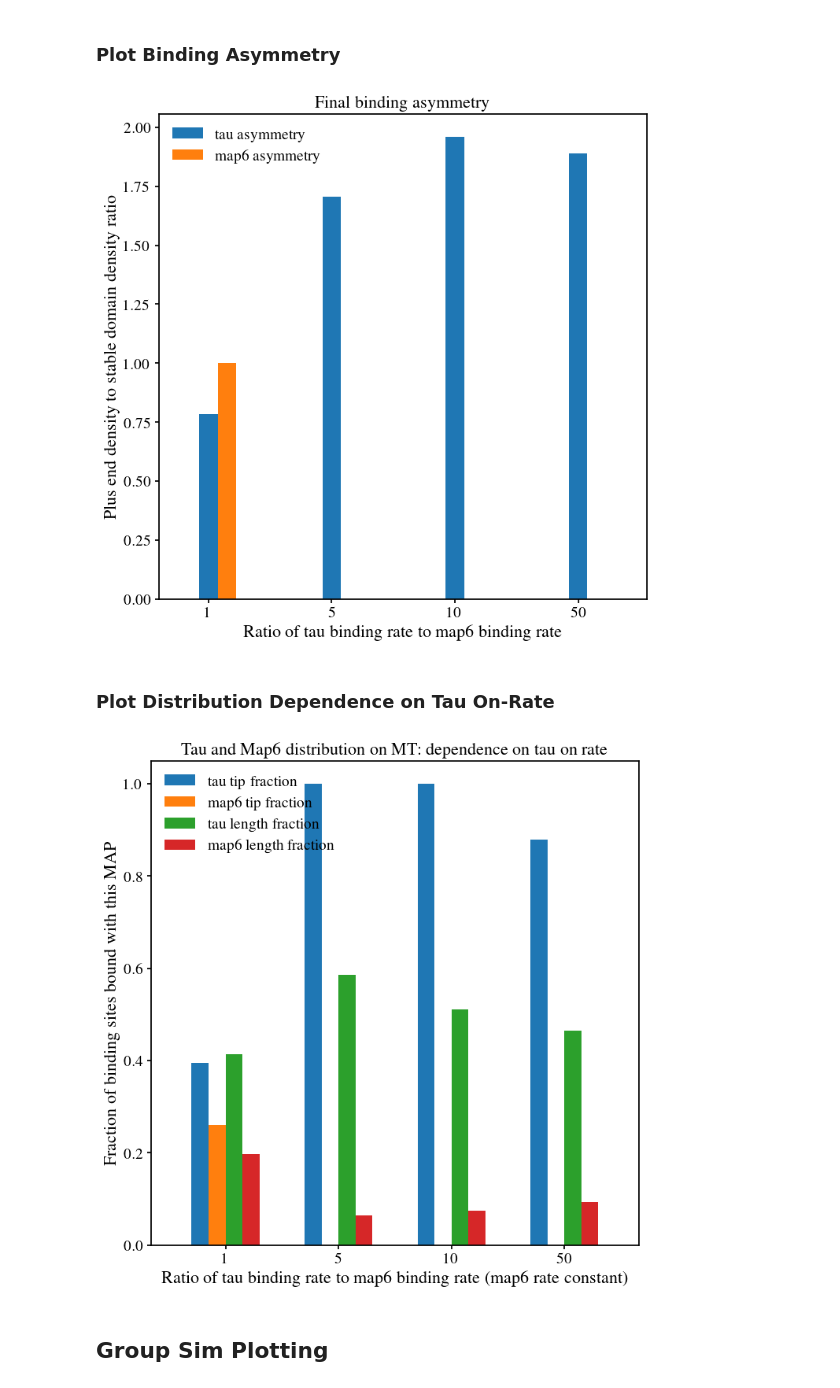
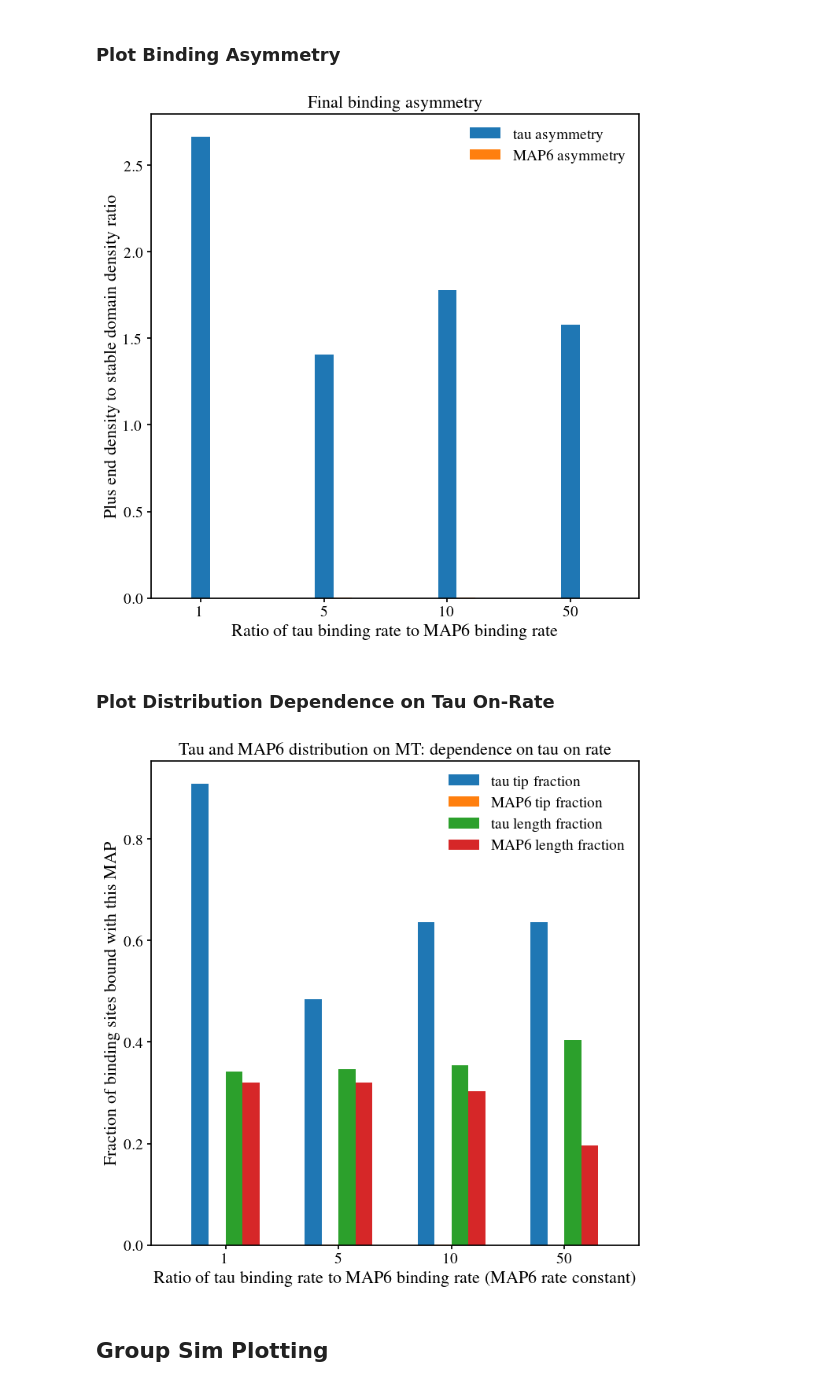
Before and after one commit to CWU-Computational-Biophysics/tau_mts, a Jupyter notebook: figures.ipynb, the cells around one changed output. Saved outputs shown, nothing was run; the diff lists cells and outputs as text; code cells hidden in the pictures.

Commit message:
making 100 true figures

```diff
--- a/figures.ipynb
+++ b/figures.ipynb
@@ -34,7 +34,7 @@ from distributions import plot_clusters, create_protein_animation
 ### Directory Definitions
 # %%
 # define the data directory
-DATA_DIR = Path("data", "paper_50_true")
+DATA_DIR = Path("data", "paper_100_false")
 
 # configure the figure save directory
 FIGURE_DIR = Path("figures", DATA_DIR.parts[-1])
@@ -117,7 +117,7 @@ fig.savefig(FIGURE_DIR / r"growth_effect")
 # 2. map6 plus end density to stable domain density ratio (mapasymm)
 
 # define the group data and group labels
-group_data = {"tau asymmetry": data_avg_df["tau_plus_end_asym"], "MAP6 asymmetry": data_avg_df["MAP6_plus_end_asym"]}
+group_data = {"tau asymmetry": data_avg_df["tau_plus_end_asym"], "MAP6 asymmetry": data_avg_df["map6_plus_end_asym"]}
 group_labels = data_avg_df.index
 
 # define the figure
@@ -140,12 +140,12 @@ ax.set_ylabel(r"Plus end density to stable domain density ratio")
 ax.set_title(r"Final binding asymmetry")
 
 # set the legend
-ax.legend(loc="upper left")
+ax.legend(loc="upper right")
 
 # save the figure
 fig.savefig(FIGURE_DIR / r"asymm_effect")
 # %% [output]
-[figure, old version]
+[figure, new version]
 # %% [markdown]
 ### Plot Distribution Dependence on Tau On-Rate
 # %%
@@ -163,35 +163,35 @@ group_data = {
     "MAP6 tip fraction": data_avg_df["map6_frac_tip"],
     "tau length fraction": data_avg_df["tau_frac_length"],
     "MAP6 length fraction": data_avg_df["map6_frac_length"],
 }
 group_labels = data_avg_df.index
 
 # define the figure
 fig, ax = plt.subplots()
 
 # plot the data
 fig, ax = grouped_bar_plot(
     fig, ax,
     group_data,
     group_labels,
     multiplier=-1/2,
     colors=DEFAULT_COLORMAP)
 
 # add a margin via xmargin to the x axis
 ax.margins(x=0.1)
 
 # set the labels
 ax.set_xlabel(r"Ratio of tau binding rate to MAP6 binding rate (MAP6 rate constant)")
 ax.set_ylabel(r"Fraction of binding sites bound with this MAP")
 ax.set_title(r"Tau and MAP6 distribution on MT: dependence on tau on rate")
 
 # add a legend
-ax.legend(loc="upper left")
+ax.legend(loc="upper right")
 
 # save the figure
 fig.savefig(FIGURE_DIR / r"binding_distribution_grouped")
 # %% [output]
-[figure, old version]
+[figure, new version]
 # %% [markdown]
 ## Group Sim Plotting
 # %% [markdown]
```
Also changed, not shown: parts of 3 cells of this notebook, 4 other files.
